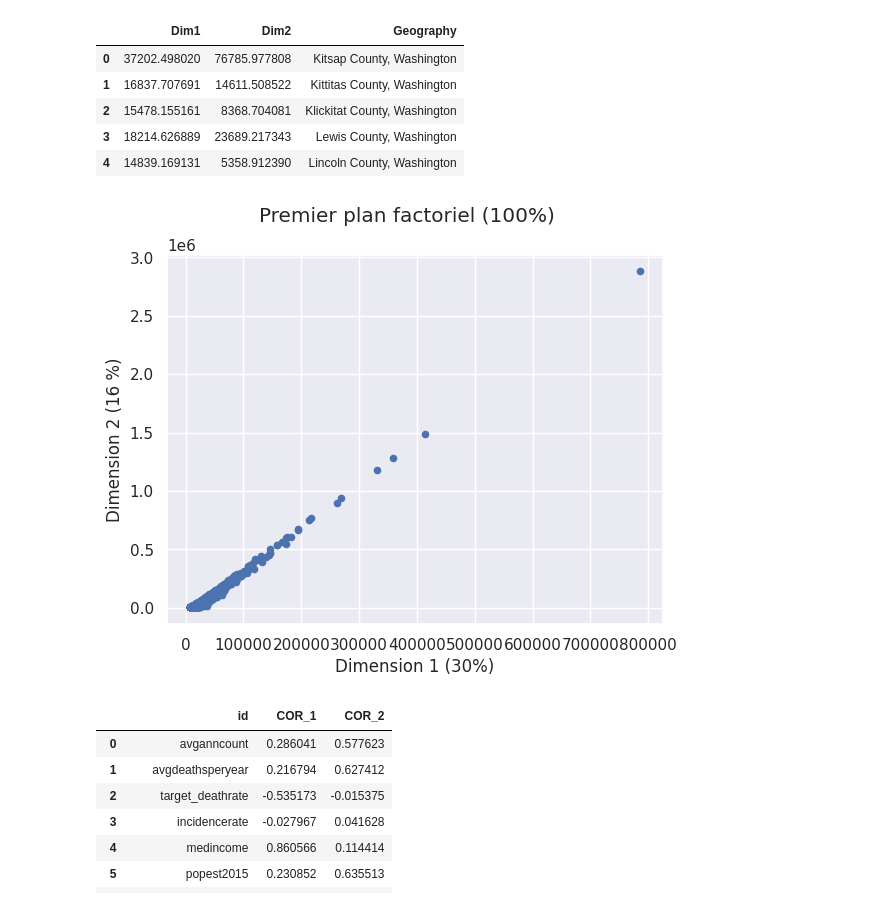
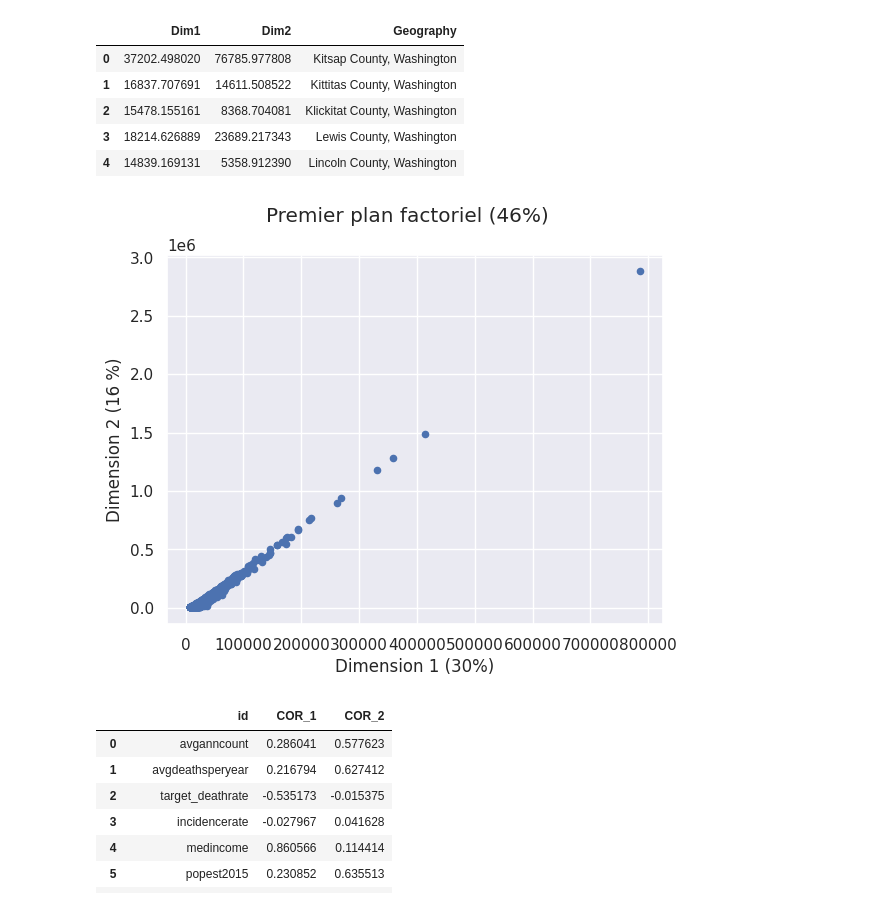
Before and after one commit to Hajoura91coding/Prediction_cancer_death_usa, a Jupyter notebook: cancer-data-usa-analysis-prediction.ipynb, the cells around one changed output. Saved outputs shown, nothing was run; the diff lists cells and outputs as text; code cells hidden in the pictures.

```diff
--- a/cancer-data-usa-analysis-prediction.ipynb
+++ b/cancer-data-usa-analysis-prediction.ipynb
@@ -479,11 +481,11 @@ pca_df.head()
 # %%
 pca_df.plot.scatter("Dim1", "Dim2") # nuage de points
 plt.xlabel("Dimension 1 (30%)") # modification du nom de l'axe X
 plt.ylabel("Dimension 2 (16 %)") # idem pour axe Y
-plt.suptitle("Premier plan factoriel (100%)") # titre général
+plt.suptitle("Premier plan factoriel (46%)") # titre général
 plt.show()
 # %% [output]
-[figure, old version]
+[figure, new version]
 # %%
 n = df_num.shape[0] # nb individus
 p = df_num.shape[1] # nb variables
```
Also changed, not shown: parts of 9 cells of this notebook.
